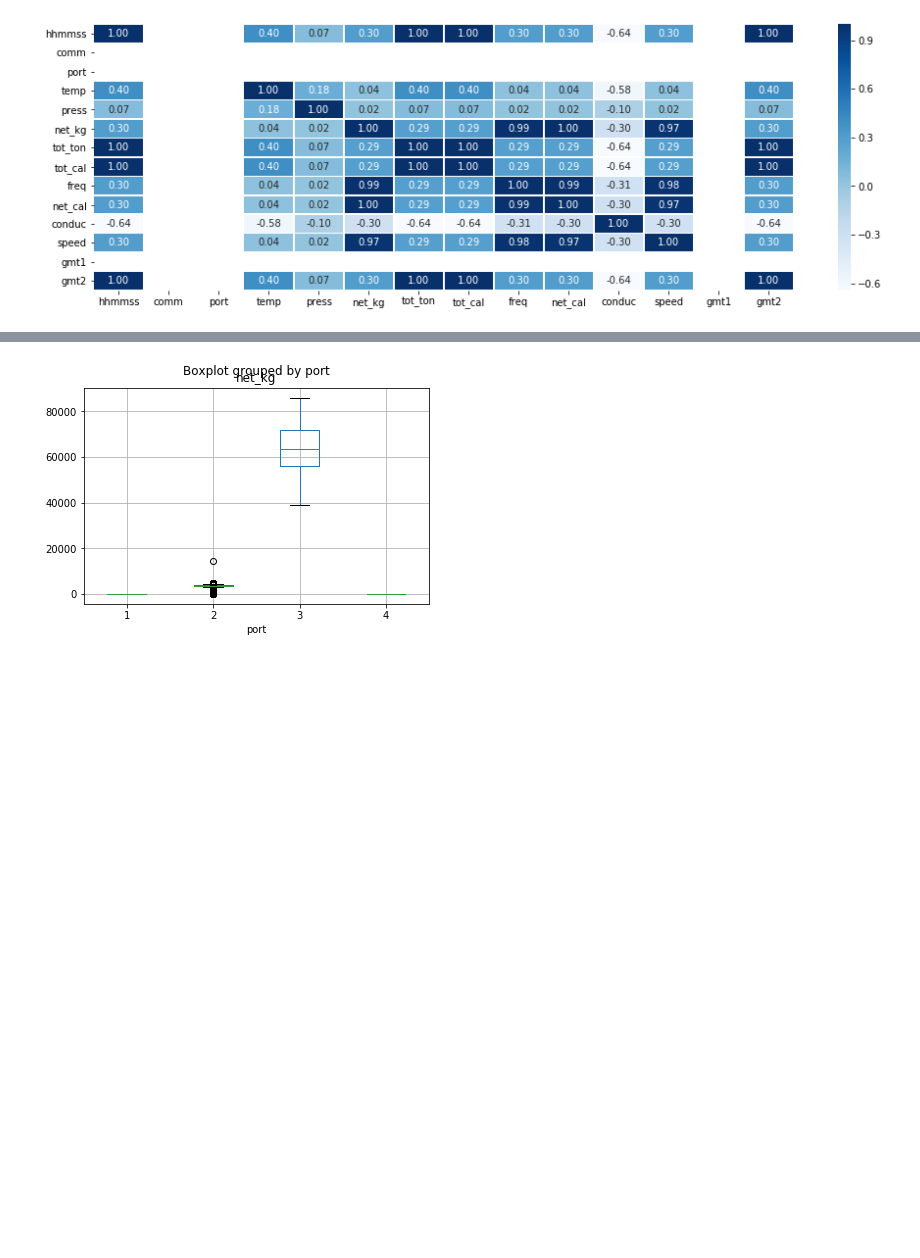
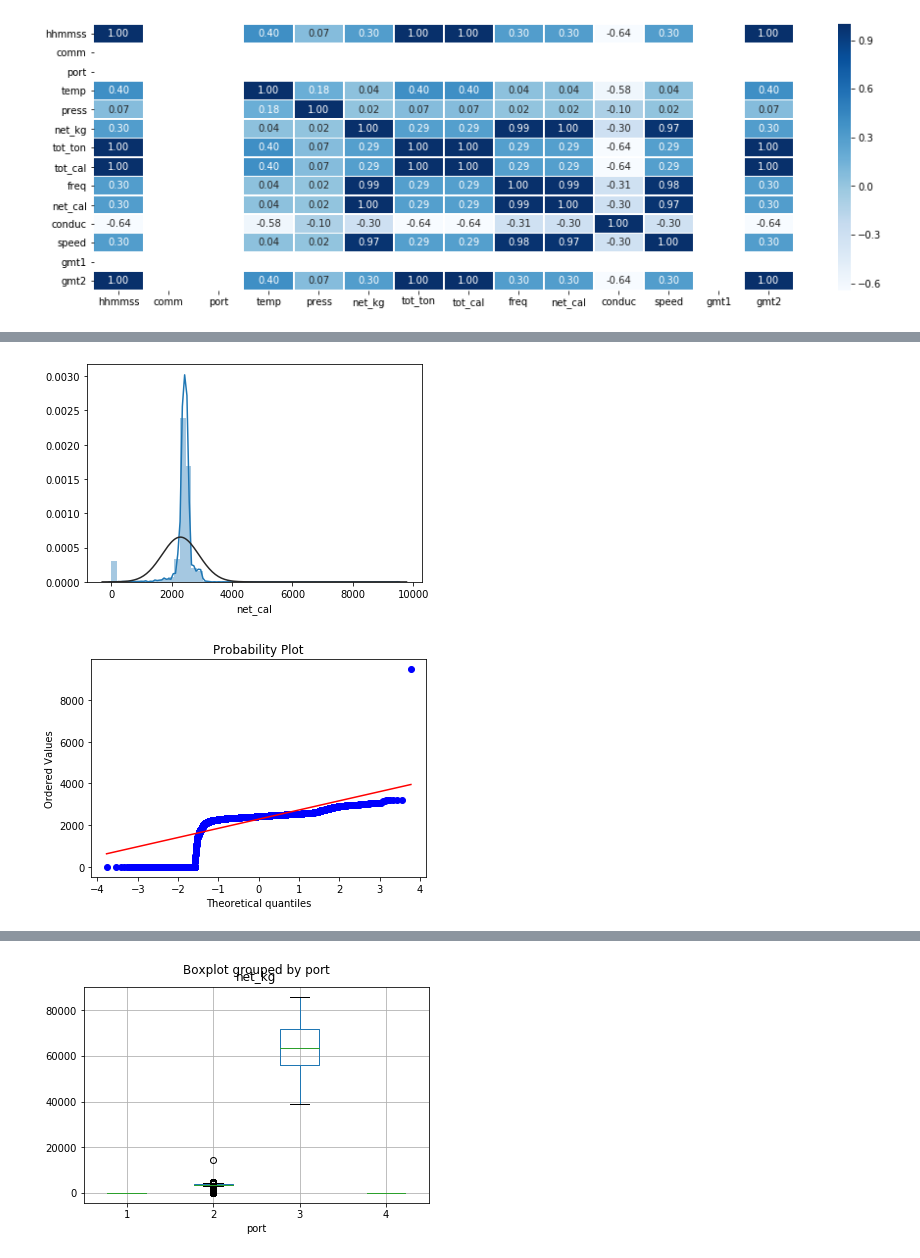
Before and after one commit to ggokka/kdata-manufacturing, a Jupyter notebook: _rmms/EDA.ipynb, the cells around one changed output, grey strips where cells are left out. Cells and saved outputs as stored; diff of their text form; code cells hidden in the pictures; blank space fills up the shorter version.

```diff
--- a/_rmms/EDA.ipynb
+++ b/_rmms/EDA.ipynb
@@ -53,0 +67,8 @@ sns.heatmap(data = df[df['port']==2].corr() , annot=True ,fmt = '.2f', linewidth
+# %%
+#histogram and normal probability plot
+sns.distplot(df[df['port']==2]['net_cal'], fit=norm);
+fig = plt.figure()
+res = stats.probplot(df[df['port']==2]['net_cal'], plot=plt)  # Q-Q plot
+# %% [output]
+[figure, added]
+[figure, added]
```
Also changed, not shown: parts of 12 cells of this notebook.
